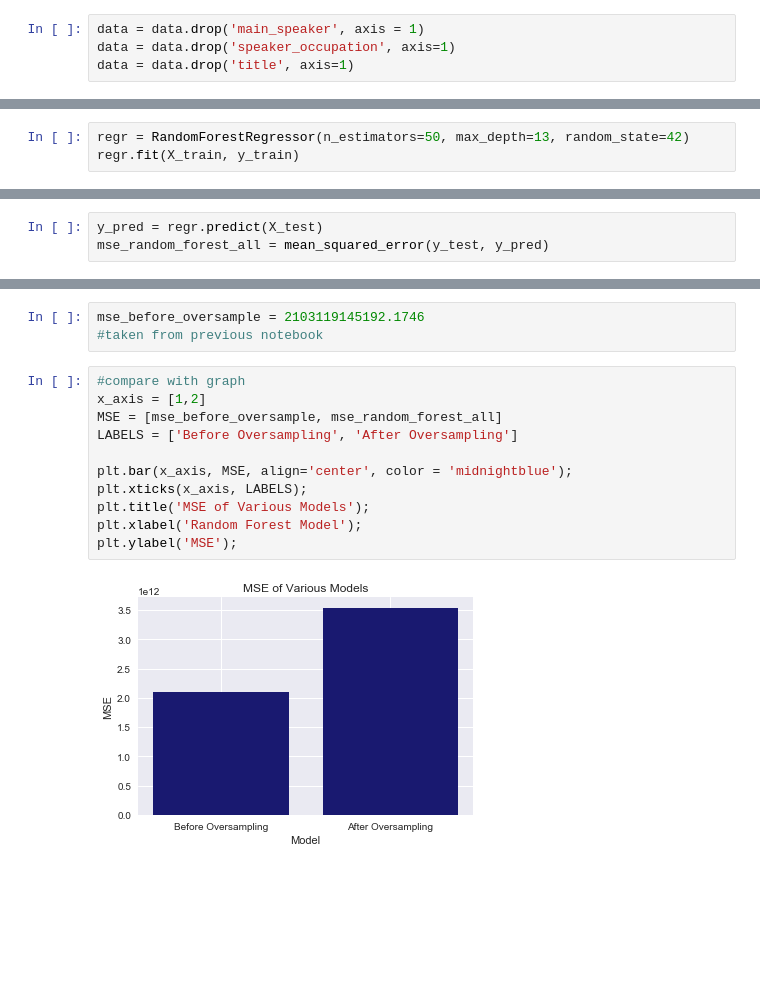
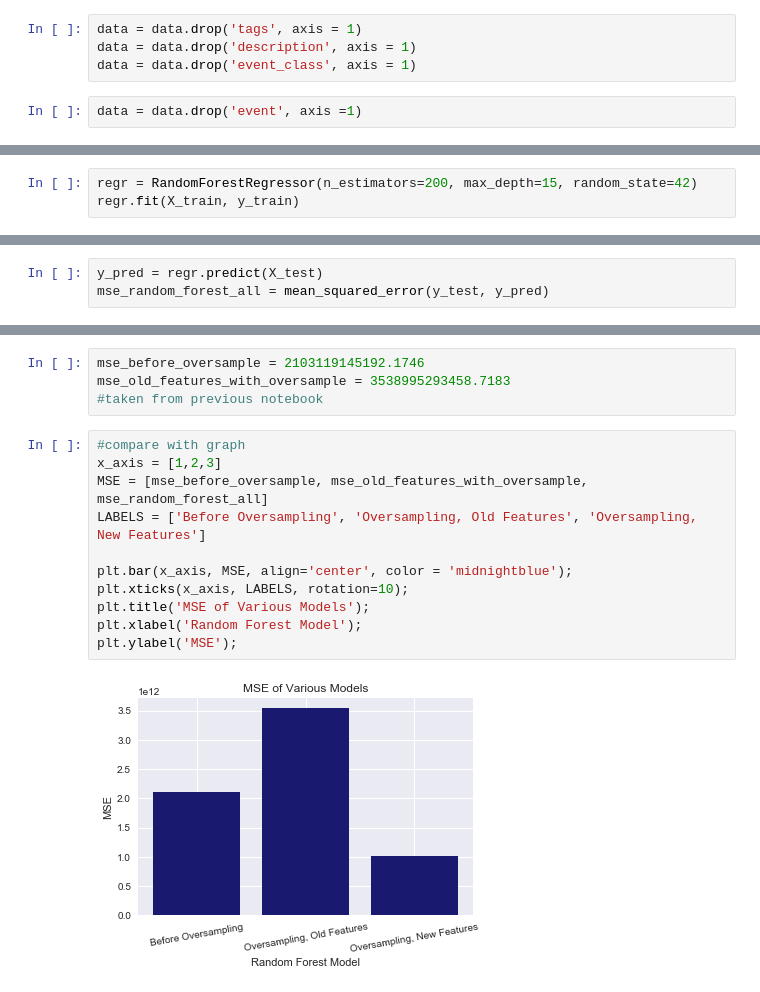
Before and after one commit to artina-m/TopTalks, a Jupyter notebook: Oversample Random Forest.ipynb, the cells around one changed output, grey strips where cells are left out. Saved outputs shown, nothing was run; the diff lists cells and outputs as text; blank space fills up the shorter version.

Commit message:
updated rf and data set

```diff
--- a/Oversample Random Forest.ipynb
+++ b/Oversample Random Forest.ipynb
@@ -25,7 +33,9 @@ data.head()
 # %%
-data = data.drop('main_speaker', axis = 1)
-data = data.drop('speaker_occupation', axis=1)
-data = data.drop('title', axis=1)
+data = data.drop('tags', axis = 1)
+data = data.drop('description', axis = 1)
+data = data.drop('event_class', axis = 1)
+# %%
+data = data.drop('event', axis =1)
 # %%
 def get_ranking(views):
     if views > 10000000: return 'rank1'
@@ -241,4 +253,4 @@ CVresults.loc[CVresults['MSE'] == CVresults['MSE'].min()]
 # %%
-regr = RandomForestRegressor(n_estimators=50, max_depth=13, random_state=42)
+regr = RandomForestRegressor(n_estimators=200, max_depth=15, random_state=42)
 regr.fit(X_train, y_train)
 # %% [output]
@@ -312,16 +326,17 @@ mse_random_forest_all
 # %%
 mse_before_oversample = 2103119145192.1746
+mse_old_features_with_oversample = 3538995293458.7183
 #taken from previous notebook
 # %%
 #compare with graph
-x_axis = [1,2]
-MSE = [mse_before_oversample, mse_random_forest_all]
-LABELS = ['Before Oversampling', 'After Oversampling']
+x_axis = [1,2,3]
+MSE = [mse_before_oversample, mse_old_features_with_oversample, mse_random_forest_all]
+LABELS = ['Before Oversampling', 'Oversampling, Old Features', 'Oversampling, New Features']
 
 plt.bar(x_axis, MSE, align='center', color = 'midnightblue');
-plt.xticks(x_axis, LABELS);
+plt.xticks(x_axis, LABELS, rotation=10);
 plt.title('MSE of Various Models');
 plt.xlabel('Random Forest Model');
 plt.ylabel('MSE');
 # %% [output]
-[figure, old version]
+[figure, new version]
```
Also changed, not shown: parts of 15 cells of this notebook, 1 other file.
